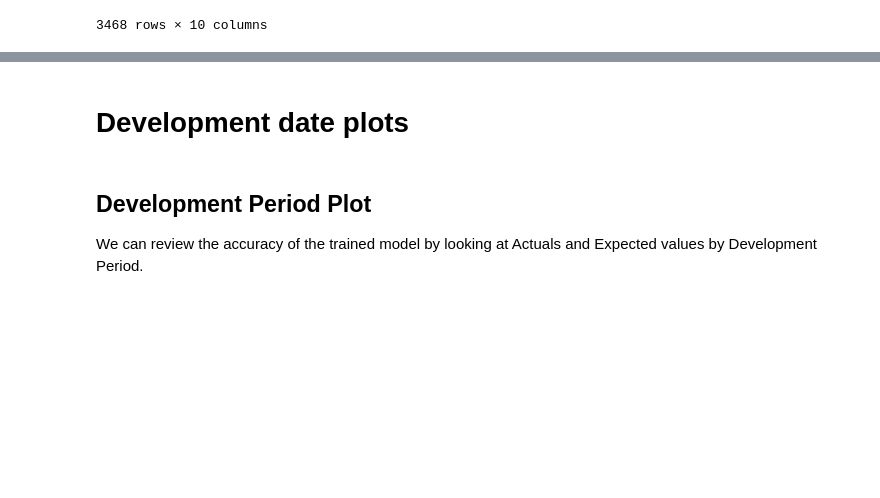
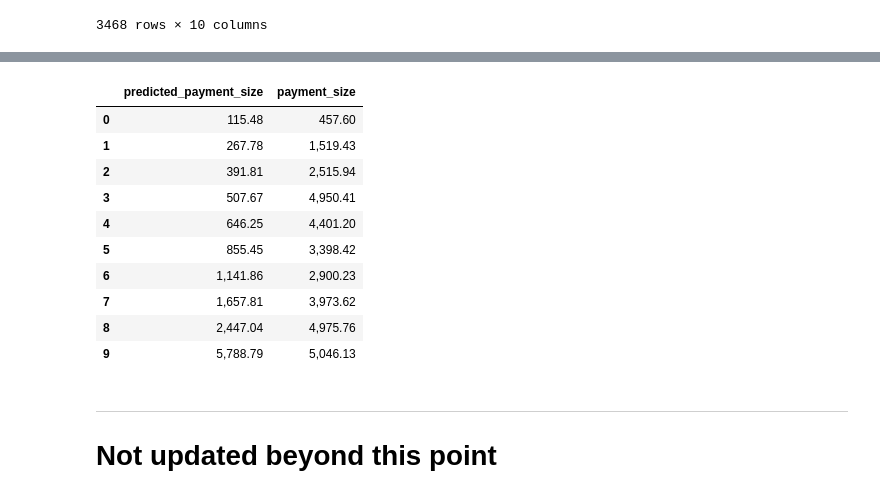
Before and after one commit to JackyP/MLR_working_party, a Jupyter notebook: 02_code/GRU_framework_triangular.ipynb, the cells around one changed output, grey strips where cells are left out. Cells and saved outputs as stored; diff of their text form; code cells hidden in the pictures; blank space fills up the shorter version.

```diff
--- a/02_code/GRU_framework_triangular.ipynb
+++ b/02_code/GRU_framework_triangular.ipynb
@@ -862,33 +896,0 @@ We then repeat the process to create several diagnostic plots to evaluate model
-# %%
-#~~~~~~~~~~~~~~~~~~~~~~~~~~~~~~~~~~
-# Create plots TEST
-#~~~~~~~~~~~~~~~~~~~~~~~~~~~~~~~~~~
-
-test = (dat.loc[(dat.test_ind_time == 1) & (dat.train_ind == 0) & (dat.train_settled == 0)])
-
-youtput="claim_size"
-y_pred=model_NN.predict(test)
-
-y_predx=model_NN.predict(x_test)
-
-#merge y_pred back into dat for each claim
-claim_nos = test["claim_no"].drop_duplicates()
-pred_df = pd.DataFrame({
-    "claim_no": claim_nos.values,
-    "pred_claims": y_pred
-})
-
-if "pred_claims" in test.columns:
-    dat = dat.drop(columns=["pred_claims"])
-
-test_pred = test.merge(pred_df, on="claim_no", how="left")
-
-test_pred["log_pred_claims"]=test_pred["pred_claims"].apply(lambda x: np.log(x+1))
-test_pred["log_actual"]=test_pred[youtput].apply(lambda x: np.log(x+1))
-
-test_pred["rpt_delay"]=np.ceil(train_pred.notidel).astype(int)
-
-test_pred["diff"]=test_pred[youtput]-train_pred["pred_claims"]
-test_pred["diffp"]=(test_pred[youtput]-test_pred["pred_claims"])/test_pred[youtput]
-
-save_df_to_excel(test_pred, df_name="pred_test", filename=log_filename, mode='a')
@@ -986,3 +896,0 @@ fig
-# %% [markdown]
-
-# Development date plots
@@ -1014,4 +896,0 @@ fig
-# %% [markdown]
-## Development Period Plot
-
-We can review the accuracy of the trained model by looking at Actuals and Expected values by Development Period.
@@ -1042,0 +897,25 @@ fig
+# %%
+# QQ Plot Table - Deciles
+(
+    actual_vs_expected_test
+    .assign(quantile=pd.qcut(actual_vs_expected_test[youtput], 10, labels=False, duplicates='drop'))
+    .groupby("quantile")
+    .mean(numeric_only=True)
+    .reset_index()
+    .sort_values(youtput)
+)[[youtput, "payment_size"]]
+# %% [output]
+|  | predicted_payment_size | payment_size |
+| 0 | 115.48 | 457.60 |
+| 1 | 267.78 | 1,519.43 |
+| 2 | 391.81 | 2,515.94 |
+| 3 | 507.67 | 4,950.41 |
+| 4 | 646.25 | 4,401.20 |
+| 5 | 855.45 | 3,398.42 |
+| 6 | 1,141.86 | 2,900.23 |
+| 7 | 1,657.81 | 3,973.62 |
+| 8 | 2,447.04 | 4,975.76 |
+| 9 | 5,788.79 | 5,046.13 |
+# %% [markdown]
+----------------
+# Not updated beyond this point
```
Also changed, not shown: parts of 22 cells of this notebook.
